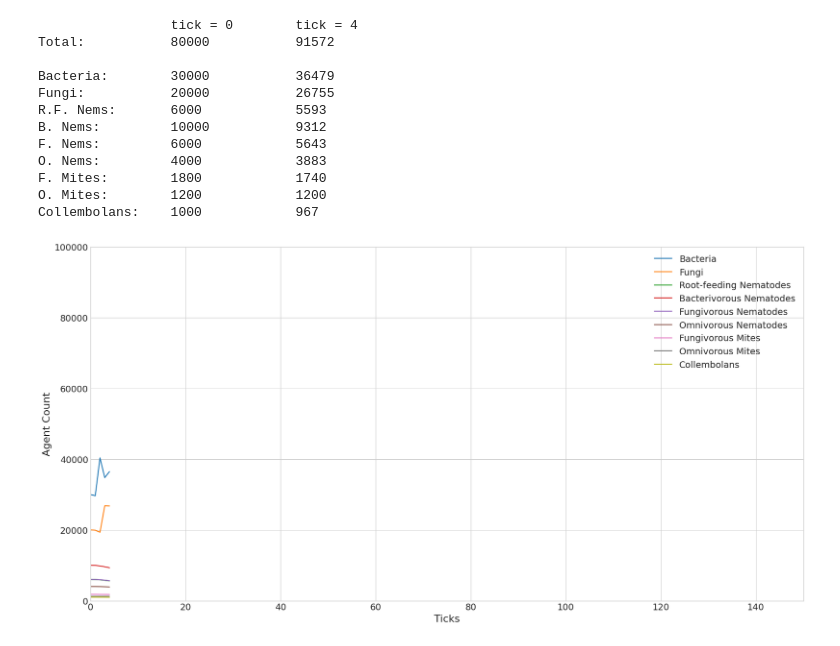
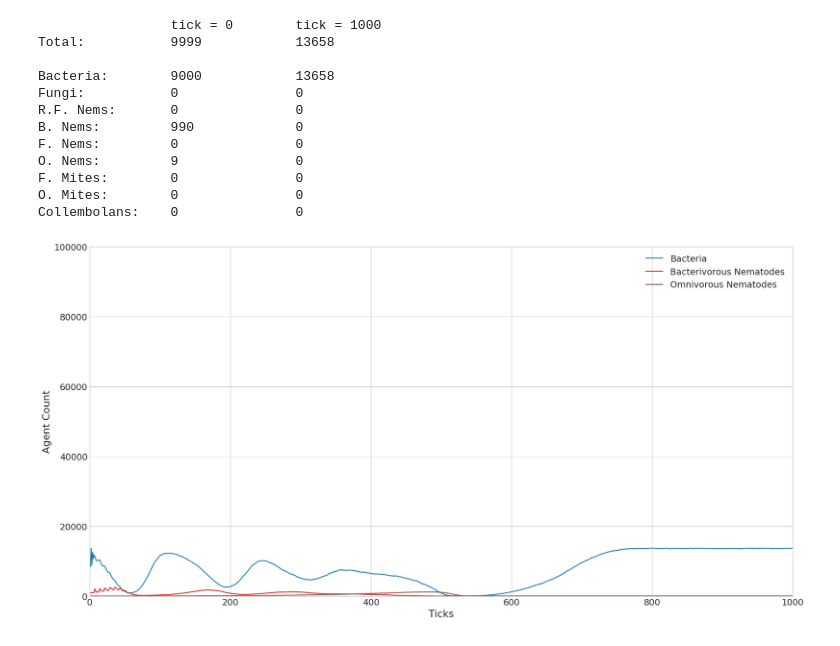
Before and after one commit to timovdk/BLOSSOM, a Jupyter notebook: experiments/viz.ipynb, the cells around one changed output. Cells and saved outputs as stored; diff of their text form; code cells hidden in the pictures.

```diff
--- a/experiments/viz.ipynb
+++ b/experiments/viz.ipynb
@@ -1,5 +1,5 @@
 # %%
-filename = 'agent_log_76'
+filename = 'agent_log'
 # %%
 %matplotlib inline
 
@@ -65,41 +65,41 @@ print('F. Mites:\t', len(df_first[df_first["type"] == 6]), '\t\t', len(df_last[d
 print('O. Mites:\t', len(df_first[df_first["type"] == 7]), '\t\t', len(df_last[df_last["type"] == 7]))
 print('Collembolans:\t', len(df_first[df_first["type"] == 8]), '\t\t', len(df_last[df_last["type"] == 8]))
 # %% [output]
-                 tick = 0        tick = 4
-Total:           80000           91572
+                 tick = 0        tick = 1000
+Total:           9999            13658
 
-Bacteria:        30000           36479
-Fungi:           20000           26755
-R.F. Nems:       6000            5593
-B. Nems:         10000           9312
-F. Nems:         6000            5643
-O. Nems:         4000            3883
-F. Mites:        1800            1740
-O. Mites:        1200            1200
-Collembolans:    1000            967
+Bacteria:        9000            13658
+Fungi:           0               0
+R.F. Nems:       0               0
+B. Nems:         990             0
+F. Nems:         0               0
+O. Nems:         9               0
+F. Mites:        0               0
+O. Mites:        0               0
+Collembolans:    0               0
 # %%
 organism_group_labels = ["Bacteria", "Fungi", "Root-feeding Nematodes", "Bacterivorous Nematodes", "Fungivorous Nematodes", "Omnivorous Nematodes", "Fungivorous Mites", "Omnivorous Mites", "Collembolans"]
 fig = plt.figure(figsize=(20, 10))
 ax = fig.add_subplot()
 
-for i in range(len(df['type'].unique())):
+for i in df['type'].unique():
     plt.plot(
         range(len(df["tick"].unique())),
         counts_per_type[i].reindex(range(len(df['tick'].unique())), fill_value=0).sort_index().to_list(),
         label=organism_group_labels[i],
         color=colors[i]
     )
-ax.set_xlim(0, 150)
+ax.set_xlim(0, df["tick"].max())
 ax.set_ylim(0, 100000)
 ax.set_xlabel("Ticks")
 ax.set_ylabel("Agent Count")
 
 plt.legend()
 if pdfs:
     plt.savefig("./agent_counts_viz/" + filename + ".pdf", format="pdf", bbox_inches="tight")
 plt.show()
 # %% [output]
-[figure, old version]
+[figure, new version]
 # %%
 if hms:
     z_range = range(z_max)
```
Also changed, not shown: parts of 5 cells of this notebook, 8 other files.
